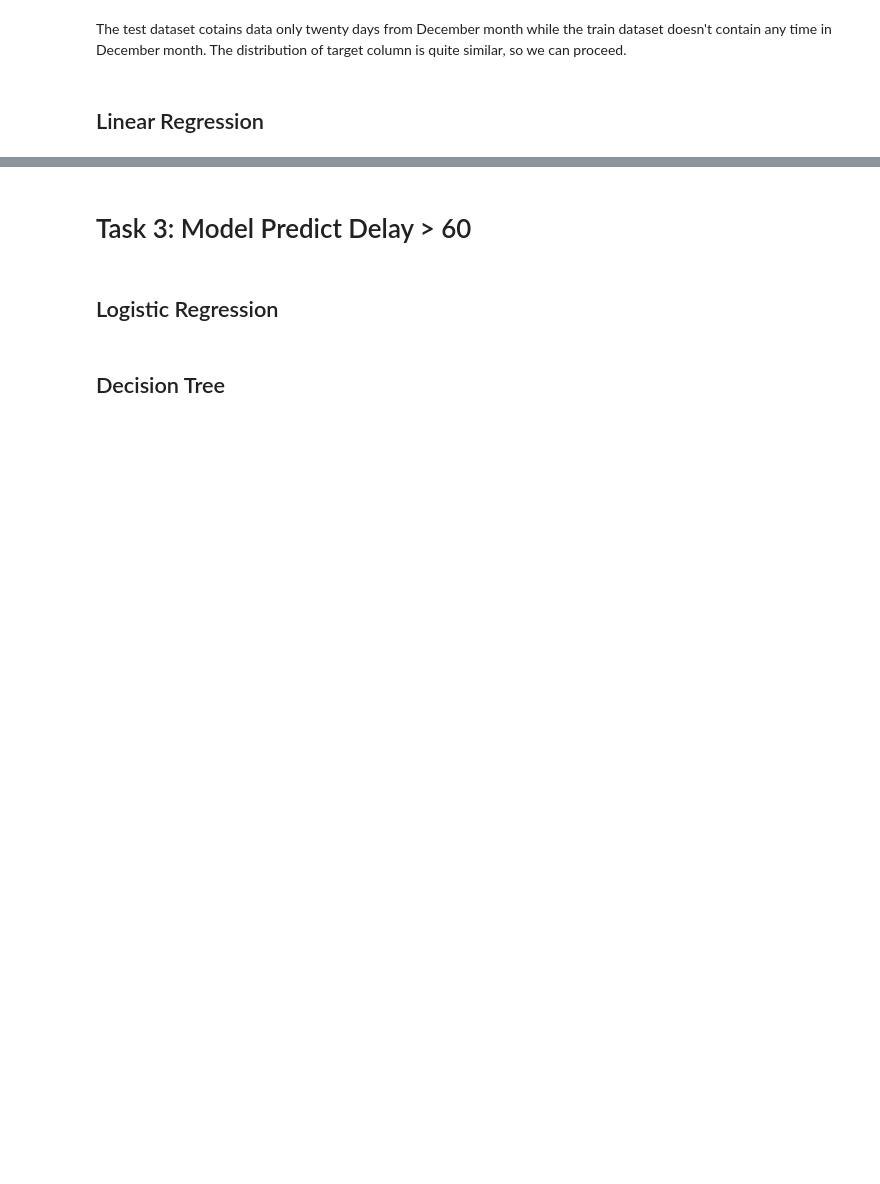
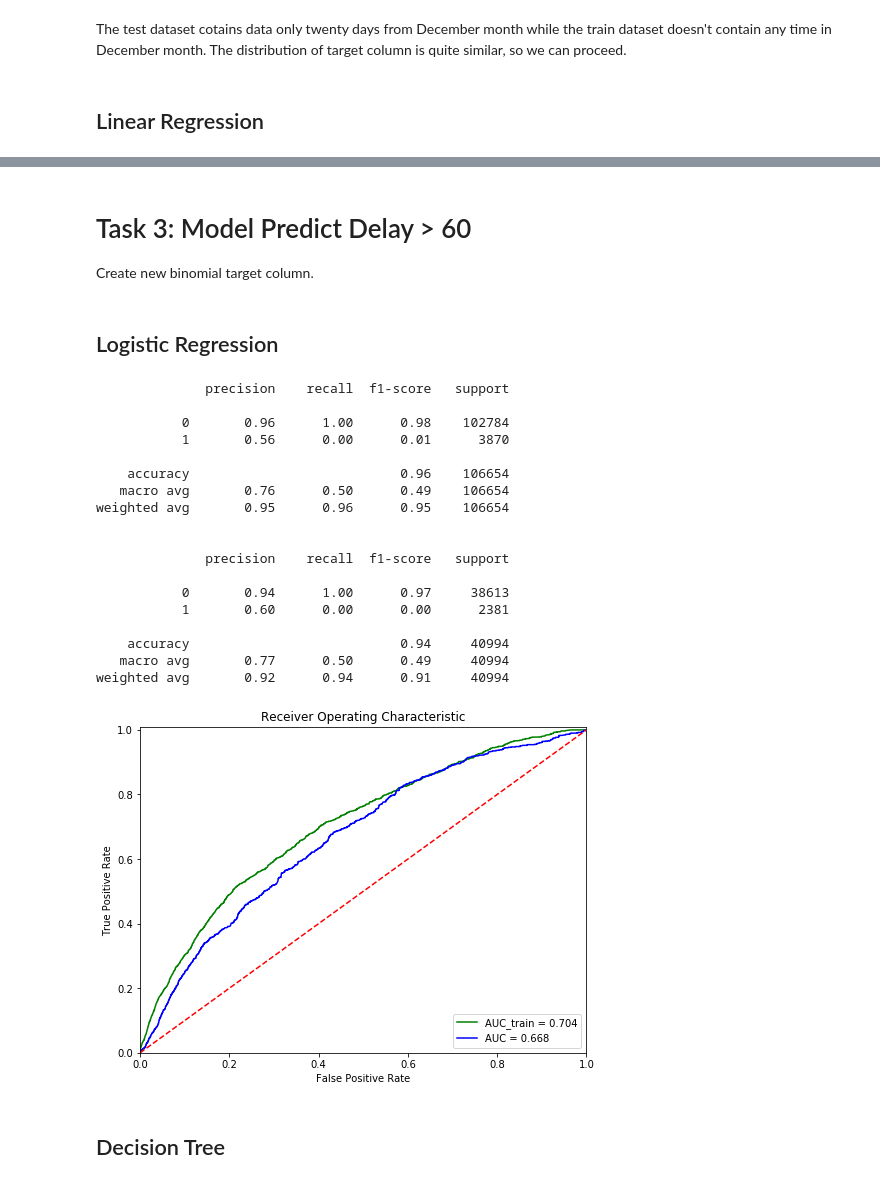
Before and after one commit to gunawanlg/iykra, a Jupyter notebook: Practice Case 04 - Foundation of Machine Learning.ipynb, the cells around one changed output, grey strips where cells are left out. Cells and saved outputs as stored; diff of their text form; code cells hidden in the pictures; blank space fills up the shorter version.

```diff
--- a/Practice Case 04 - Foundation of Machine Learning.ipynb
+++ b/Practice Case 04 - Foundation of Machine Learning.ipynb
@@ -381,3 +481,10 @@ plt.show()
+# %%
+to_drop = []
+for col in cols_cat:
+    if (data_train[col].nunique() > 50):
+        to_drop.append(col)
+# %%
+cols_cat = list(set(cols_cat) - set(to_drop))
 # %% [markdown]
 # Task 2: Model Estimating Delay Duration
 
@@ -411,0 +523,24 @@ The test dataset cotains data only twenty days from December month while the tra
+# %%
+for col in cols_cat:
+    data_train = pd.concat([data_train, pd.get_dummies(data_train[col], prefix='d_'+col, drop_first=True)], axis=1)
+    data_test = pd.concat([data_test, pd.get_dummies(data_test[col], prefix='d_'+col, drop_first=True)], axis=1)
+cols_cat_d = data_train.columns[data_train.columns.str.startswith('d_')]
+cols_feature = cols_num + list(cols_cat_d.values)
+
+X_train = data_train[[c for c in cols_feature]]
+y_train = data_train[col_target]
+X_test = data_test[[c for c in cols_feature]]
+y_test = data_test[col_target]
+
+reg = LinearRegression()
+reg.fit(X_train, y_train)
+
+y_preds_train = reg.predict(X_train)
+y_preds_test = reg.predict(X_test)
+
+mse_train = mean_squared_error(y_train, y_preds_train)
+mse_test = mean_squared_error(y_test, y_preds_test)
+
+print(str.ljust("Train Mean Squared Error ", 25), str.rjust("{:3f}".format(mse_train), 20))
+print(str.ljust("Test Mean Squared Error ", 25), str.rjust("{:3f}".format(mse_test), 20))
+print()
@@ -412,4 +579,9 @@ The test dataset cotains data only twenty days from December month while the tra
 # %% [markdown]
 # Task 3: Model Predict Delay > 60
+
+Create new binomial target column.
+# %%
+data_train['delay_bin'] = (data_train['delay'] > 60.0).astype(int)
+data_test['delay_bin'] = (data_test['delay'] > 60.0).astype(int)
 # %% [markdown]
 ## Logistic Regression
@@ -416,2 +637,24 @@ The test dataset cotains data only twenty days from December month while the tra
+# %%
+cm_train, cm_test, roc_auc_train, roc_auc_test = logistic_regression(X_train, X_test, data_train['delay_bin'], data_test['delay_bin'])
+# %% [output]
+              precision    recall  f1-score   support
+
+           0       0.96      1.00      0.98    102784
+           1       0.56      0.00      0.01      3870
+
+    accuracy                           0.96    106654
+   macro avg       0.76      0.50      0.49    106654
+weighted avg       0.95      0.96      0.95    106654
+
+
+              precision    recall  f1-score   support
+
+           0       0.94      1.00      0.97     38613
+           1       0.60      0.00      0.00      2381
+
+    accuracy                           0.94     40994
+   macro avg       0.77      0.50      0.49     40994
+weighted avg       0.92      0.94      0.91     40994
+[figure, added]
 # %% [markdown]
 ## Decision Tree
```
Also changed, not shown: parts of 25 cells of this notebook, 1 other file.
